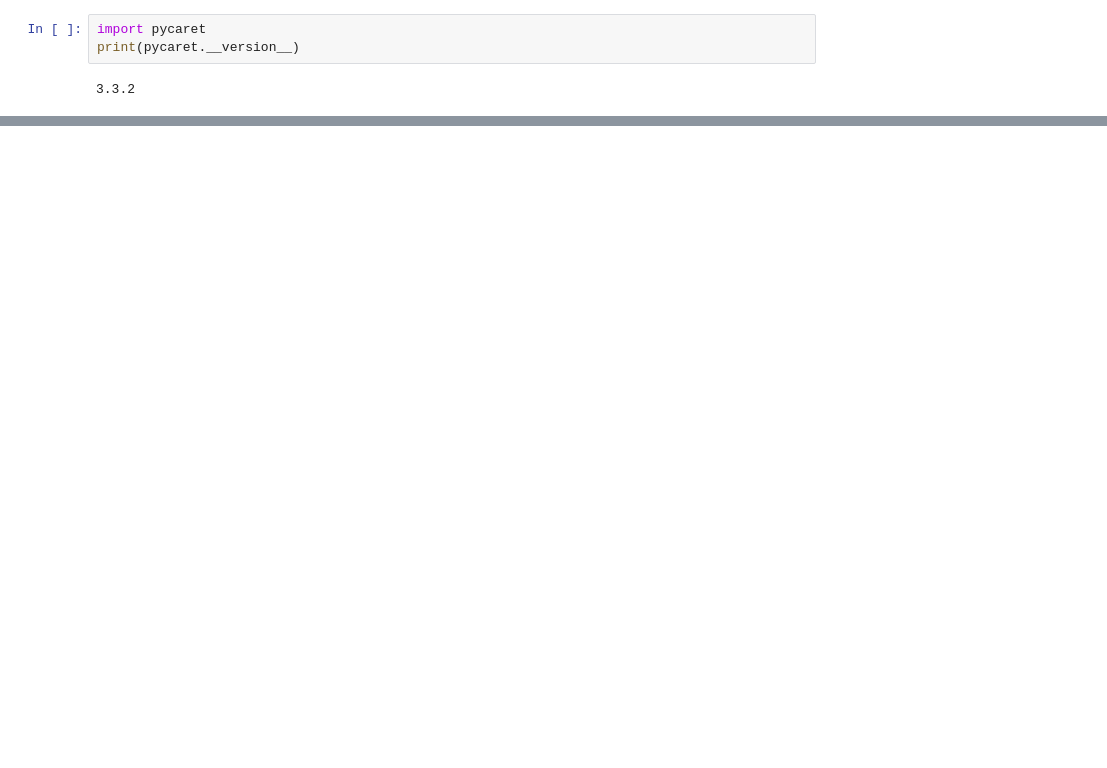
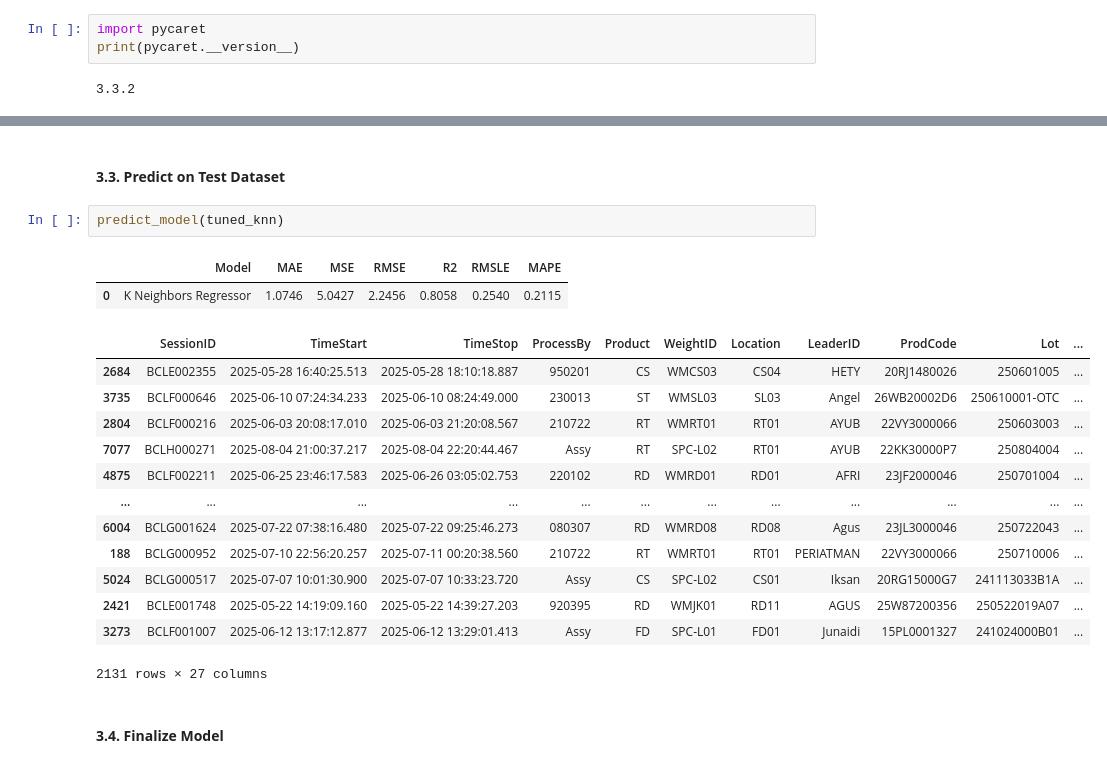
Before and after one commit to beemabee/RTW-NC-Classification-, a Jupyter notebook: Regression.ipynb, the cells around one changed output, grey strips where cells are left out. Saved outputs shown, nothing was run; the diff lists cells and outputs as text; blank space fills up the shorter version.

```diff
--- a/Regression.ipynb
+++ b/Regression.ipynb
@@ -325,3 +332,25 @@ plot_model(tuned_knn, plot='residuals',scale=2, save=True)
 # %% [output]
 [interactive output not drawn]
 'Residuals.png'
+# %% [markdown]
+#### **3.3. Predict on Test Dataset**
+# %%
+predict_model(tuned_knn)
+# %% [output]
+|  | Model | MAE | MSE | RMSE | R2 | RMSLE | MAPE |
+| 0 | K Neighbors Regressor | 1.0746 | 5.0427 | 2.2456 | 0.8058 | 0.2540 | 0.2115 |
+|  | SessionID | TimeStart | TimeStop | ProcessBy | Product | WeightID | Location | LeaderID | ProdCode | Lot | ... |
+| 2684 | BCLE002355 | 2025-05-28 16:40:25.513 | 2025-05-28 18:10:18.887 | 950201 | CS | WMCS03 | CS04 | HETY | 20RJ1480026 | 250601005 | ... |
+| 3735 | BCLF000646 | 2025-06-10 07:24:34.233 | 2025-06-10 08:24:49.000 | 230013 | ST | WMSL03 | SL03 | Angel | 26WB20002D6 | 250610001-OTC | ... |
+| 2804 | BCLF000216 | 2025-06-03 20:08:17.010 | 2025-06-03 21:20:08.567 | 210722 | RT | WMRT01 | RT01 | AYUB | 22VY3000066 | 250603003 | ... |
+| 7077 | BCLH000271 | 2025-08-04 21:00:37.217 | 2025-08-04 22:20:44.467 | Assy | RT | SPC-L02 | RT01 | AYUB | 22KK30000P7 | 250804004 | ... |
+| 4875 | BCLF002211 | 2025-06-25 23:46:17.583 | 2025-06-26 03:05:02.753 | 220102 | RD | WMRD01 | RD01 | AFRI | 23JF2000046 | 250701004 | ... |
+| ... | ... | ... | ... | ... | ... | ... | ... | ... | ... | ... | ... |
+| 6004 | BCLG001624 | 2025-07-22 07:38:16.480 | 2025-07-22 09:25:46.273 | 080307 | RD | WMRD08 | RD08 | Agus | 23JL3000046 | 250722043 | ... |
+| 188 | BCLG000952 | 2025-07-10 22:56:20.257 | 2025-07-11 00:20:38.560 | 210722 | RT | WMRT01 | RT01 | PERIATMAN | 22VY3000066 | 250710006 | ... |
+| 5024 | BCLG000517 | 2025-07-07 10:01:30.900 | 2025-07-07 10:33:23.720 | Assy | CS | SPC-L02 | CS01 | Iksan | 20RG15000G7 | 241113033B1A | ... |
+| 2421 | BCLE001748 | 2025-05-22 14:19:09.160 | 2025-05-22 14:39:27.203 | 920395 | RD | WMJK01 | RD11 | AGUS | 25W87200356 | 250522019A07 | ... |
+| 3273 | BCLF001007 | 2025-06-12 13:17:12.877 | 2025-06-12 13:29:01.413 | Assy | FD | SPC-L01 | FD01 | Junaidi | 15PL0001327 | 241024000B01 | ... |
+2131 rows × 27 columns
+# %% [markdown]
+#### **3.4. Finalize Model**
```
Also changed, not shown: parts of 11 cells of this notebook, 1 other file.
